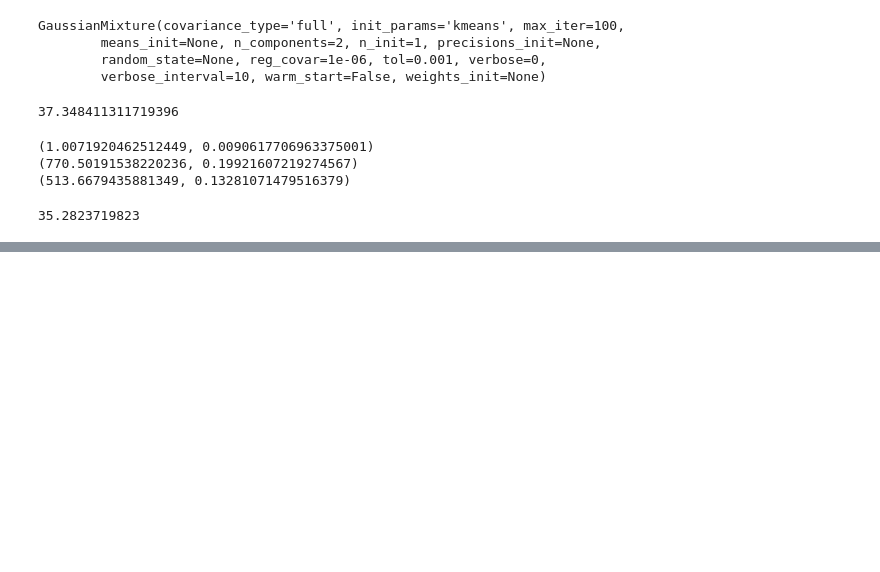
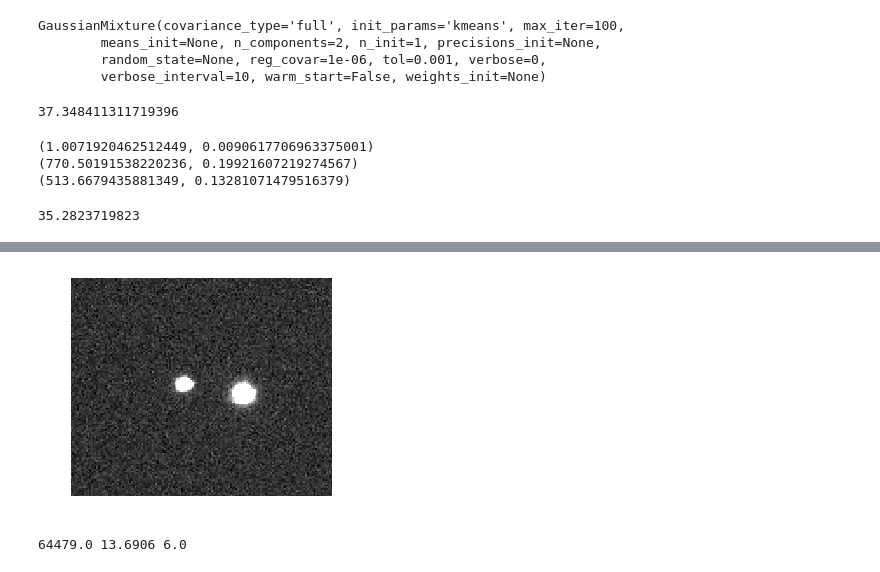
Before and after one commit to mileslucas/astro344l, a Jupyter notebook: lab2/src/lab2.ipynb, the cells around one changed output, grey strips where cells are left out. Drawn from its saved outputs; the diff is of its cells as text; code cells hidden in the pictures; blank space fills up the shorter version.

```diff
--- a/lab2/src/lab2.ipynb
+++ b/lab2/src/lab2.ipynb
@@ -177,0 +179,23 @@ plt.axis('off')
+# %%
+
+
+
+plt.imshow(data, cmap='gray', origin='lower', vmin=-37, vmax=162)
+plt.xlim(300, 450)
+plt.ylim(175, 300)
+plt.axis('off')
+plt.savefig('../docs/figs/v01.png')
+# %% [output]
+[figure, added]
+# %%
+low, high = -54, 240
+filelist = glob('../data/science/processed/*V*full*')
+imgs = np.array([fits.getdata(file) for file in filelist])
+
+mean = np.mean(imgs)
+median = np.median(imgs)
+maxi = np.max(imgs)
+
+print(maxi, mean, median)
+# %% [output]
+64479.0 13.6906 6.0
```
Also changed, not shown: parts of 2 cells of this notebook, 7 other files.
